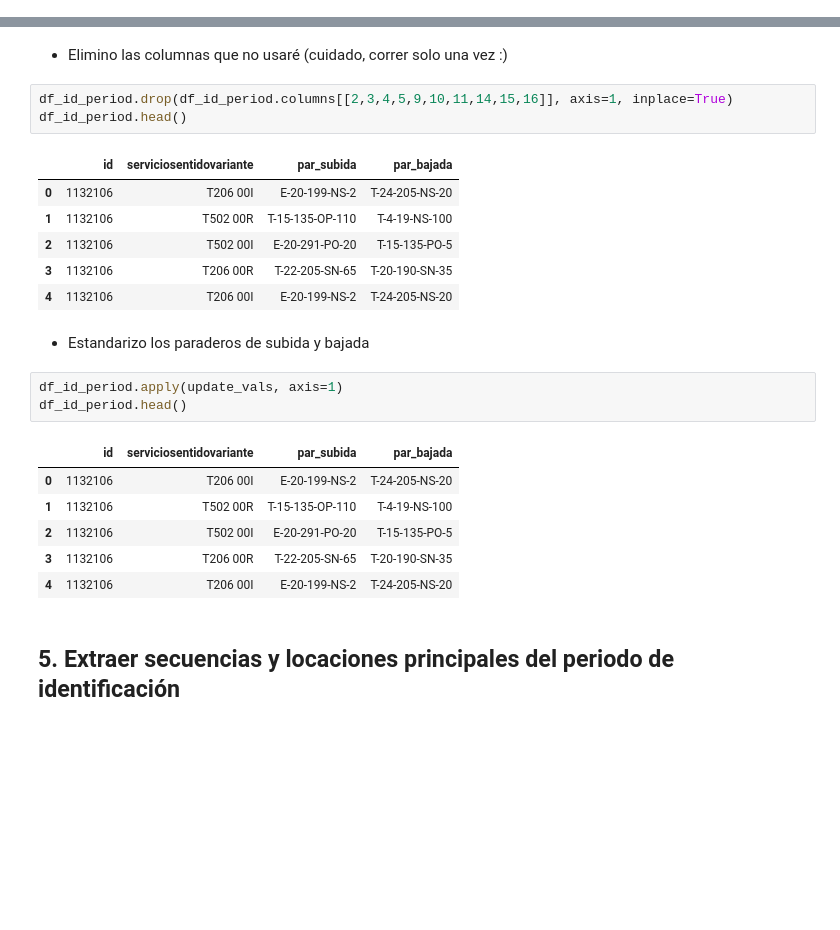
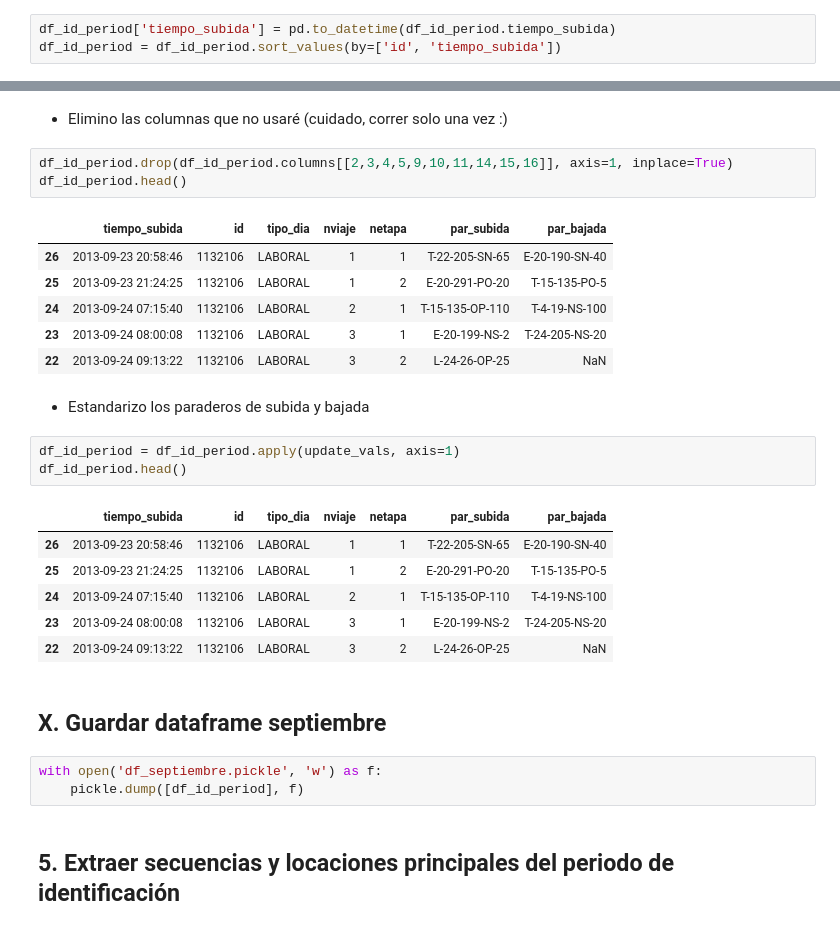
Before and after one commit to cinai/identification-algorithm-1, a Jupyter notebook: TEJI.ipynb, the cells around one changed output, grey strips where cells are left out. Drawn from its saved outputs; the diff is of its cells as text; blank space fills up the shorter version.

Commit message:
Cambios hechos durante la semana más modificaciones para guardar variables.

```diff
--- a/TEJI.ipynb
+++ b/TEJI.ipynb
@@ -310,3 +317,6 @@ df_id_period.head()
 | 2 | 2013-09-29 07:49:32 | 1132106 | 346768 | 6299380 | BUS | T502 00I | DOMINGO | 15 | ... |
 | 3 | 2013-09-29 06:48:11 | 1132106 | 348107 | 6289130 | BUS | T206 00R | DOMINGO | 14 | ... |
 | 4 | 2013-09-28 07:32:43 | 1132106 | 346729 | 6299435 | BUS | T206 00I | SABADO | 13 | ... |
+# %%
+df_id_period['tiempo_subida'] = pd.to_datetime(df_id_period.tiempo_subida)
+df_id_period = df_id_period.sort_values(by=['id', 'tiempo_subida'])
@@ -318,24 +330,29 @@ Reflexion: Debiese utilizar por ahora solo las columnas que me sirven, sino el t
 df_id_period.drop(df_id_period.columns[[2,3,4,5,9,10,11,14,15,16]], axis=1, inplace=True)
 df_id_period.head()
 # %% [output]
-|  | id | serviciosentidovariante | par_subida | par_bajada |
-| 0 | 1132106 | T206 00I | E-20-199-NS-2 | T-24-205-NS-20 |
-| 1 | 1132106 | T502 00R | T-15-135-OP-110 | T-4-19-NS-100 |
-| 2 | 1132106 | T502 00I | E-20-291-PO-20 | T-15-135-PO-5 |
-| 3 | 1132106 | T206 00R | T-22-205-SN-65 | T-20-190-SN-35 |
-| 4 | 1132106 | T206 00I | E-20-199-NS-2 | T-24-205-NS-20 |
+|  | tiempo_subida | id | tipo_dia | nviaje | netapa | par_subida | par_bajada |
+| 26 | 2013-09-23 20:58:46 | 1132106 | LABORAL | 1 | 1 | T-22-205-SN-65 | E-20-190-SN-40 |
+| 25 | 2013-09-23 21:24:25 | 1132106 | LABORAL | 1 | 2 | E-20-291-PO-20 | T-15-135-PO-5 |
+| 24 | 2013-09-24 07:15:40 | 1132106 | LABORAL | 2 | 1 | T-15-135-OP-110 | T-4-19-NS-100 |
+| 23 | 2013-09-24 08:00:08 | 1132106 | LABORAL | 3 | 1 | E-20-199-NS-2 | T-24-205-NS-20 |
+| 22 | 2013-09-24 09:13:22 | 1132106 | LABORAL | 3 | 2 | L-24-26-OP-25 | NaN |
 # %% [markdown]
 - Estandarizo los paraderos de subida y bajada
 # %%
-df_id_period.apply(update_vals, axis=1)
+df_id_period = df_id_period.apply(update_vals, axis=1)
 df_id_period.head()
 # %% [output]
-|  | id | serviciosentidovariante | par_subida | par_bajada |
-| 0 | 1132106 | T206 00I | E-20-199-NS-2 | T-24-205-NS-20 |
-| 1 | 1132106 | T502 00R | T-15-135-OP-110 | T-4-19-NS-100 |
-| 2 | 1132106 | T502 00I | E-20-291-PO-20 | T-15-135-PO-5 |
-| 3 | 1132106 | T206 00R | T-22-205-SN-65 | T-20-190-SN-35 |
-| 4 | 1132106 | T206 00I | E-20-199-NS-2 | T-24-205-NS-20 |
+|  | tiempo_subida | id | tipo_dia | nviaje | netapa | par_subida | par_bajada |
+| 26 | 2013-09-23 20:58:46 | 1132106 | LABORAL | 1 | 1 | T-22-205-SN-65 | E-20-190-SN-40 |
+| 25 | 2013-09-23 21:24:25 | 1132106 | LABORAL | 1 | 2 | E-20-291-PO-20 | T-15-135-PO-5 |
+| 24 | 2013-09-24 07:15:40 | 1132106 | LABORAL | 2 | 1 | T-15-135-OP-110 | T-4-19-NS-100 |
+| 23 | 2013-09-24 08:00:08 | 1132106 | LABORAL | 3 | 1 | E-20-199-NS-2 | T-24-205-NS-20 |
+| 22 | 2013-09-24 09:13:22 | 1132106 | LABORAL | 3 | 2 | L-24-26-OP-25 | NaN |
+# %% [markdown]
+## X. Guardar dataframe septiembre
+# %%
+with open('df_septiembre.pickle', 'w') as f:
+    pickle.dump([df_id_period], f)
 # %% [markdown]
 ## 5. Extraer secuencias y locaciones principales del periodo de identificación
 # %% [markdown]
```
Also changed, not shown: parts of 15 cells of this notebook.
